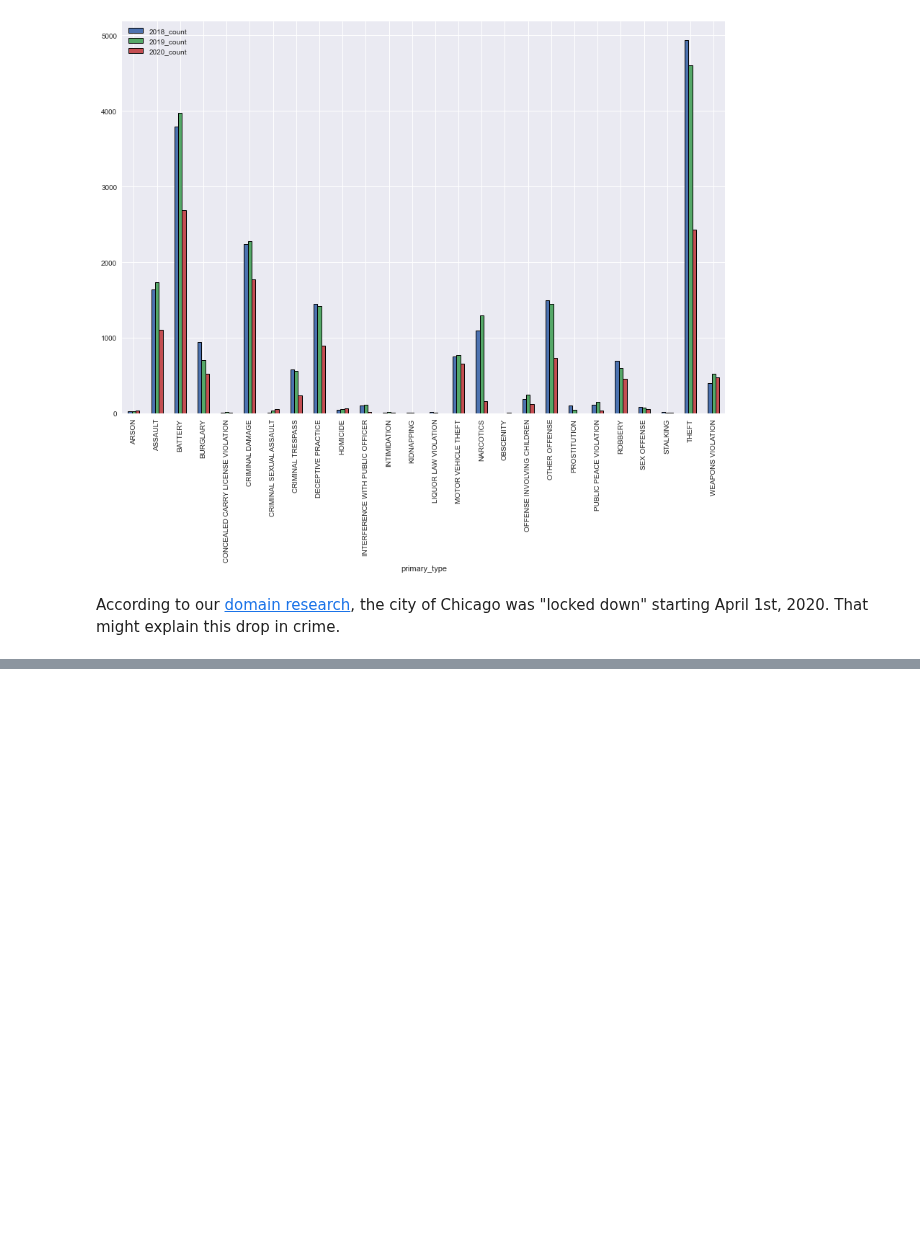
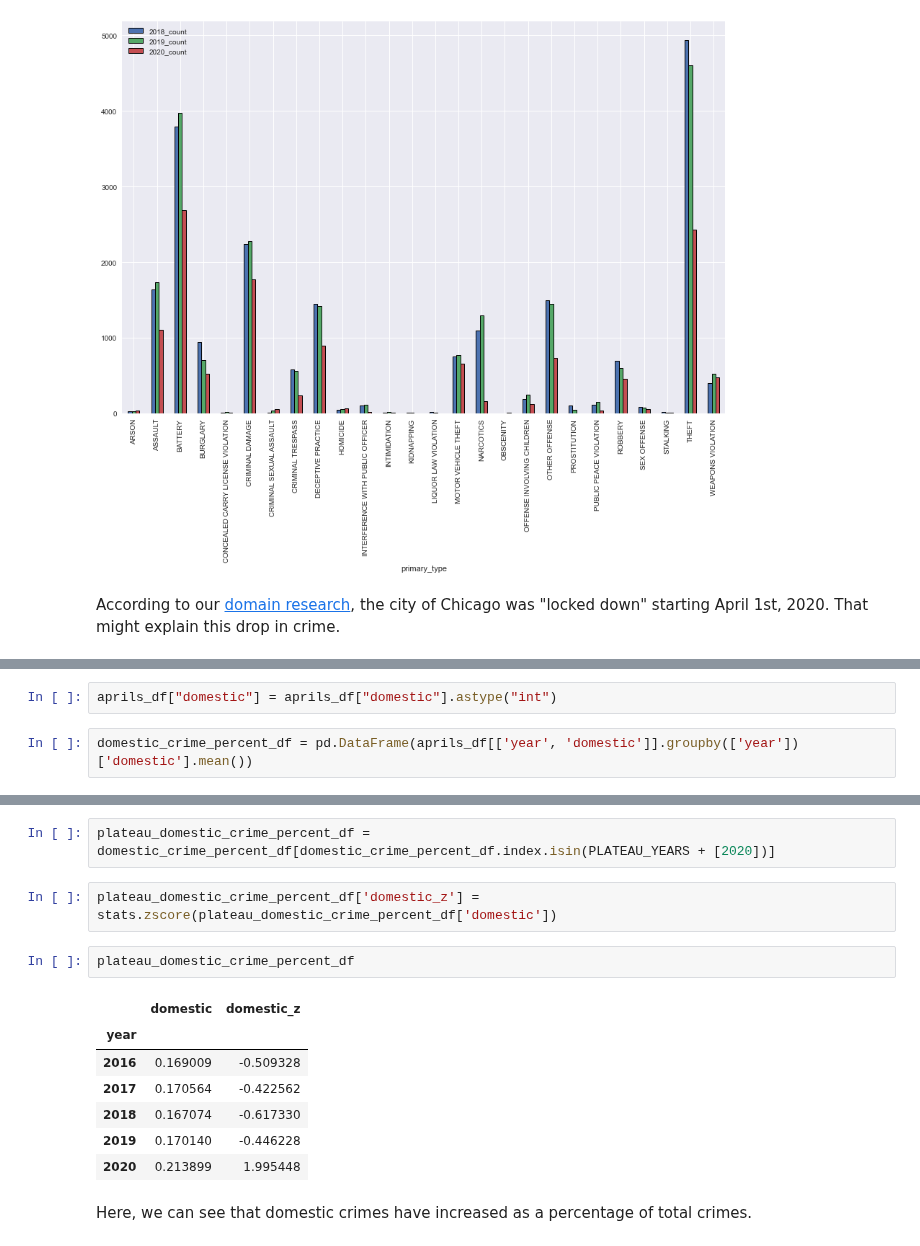
Before and after one commit to tjdolan121/4502Proj, a Jupyter notebook: forge/code/DataMiningQuestions.ipynb, the cells around one changed output, grey strips where cells are left out. Drawn from its saved outputs; the diff is of its cells as text; blank space fills up the shorter version.

```diff
--- a/forge/code/DataMiningQuestions.ipynb
+++ b/forge/code/DataMiningQuestions.ipynb
@@ -423,0 +544,4 @@ According to our [domain research](https://www.chicago.gov/city/en/sites/covid-1
+# %%
+aprils_df["domestic"] = aprils_df["domestic"].astype("int")
+# %%
+domestic_crime_percent_df = pd.DataFrame(aprils_df[['year', 'domestic']].groupby(['year'])['domestic'].mean())
@@ -423,0 +550,16 @@ According to our [domain research](https://www.chicago.gov/city/en/sites/covid-1
+# %%
+plateau_domestic_crime_percent_df = domestic_crime_percent_df[domestic_crime_percent_df.index.isin(PLATEAU_YEARS + [2020])]
+# %%
+plateau_domestic_crime_percent_df['domestic_z'] = stats.zscore(plateau_domestic_crime_percent_df['domestic'])
+# %%
+plateau_domestic_crime_percent_df
+# %% [output]
+|  | domestic | domestic_z |
+| year |  |  |
+| 2016 | 0.169009 | -0.509328 |
+| 2017 | 0.170564 | -0.422562 |
+| 2018 | 0.167074 | -0.617330 |
+| 2019 | 0.170140 | -0.446228 |
+| 2020 | 0.213899 | 1.995448 |
+# %% [markdown]
+Here, we can see that domestic crimes have increased as a percentage of total crimes.
```
Also changed, not shown: parts of 31 cells of this notebook.
